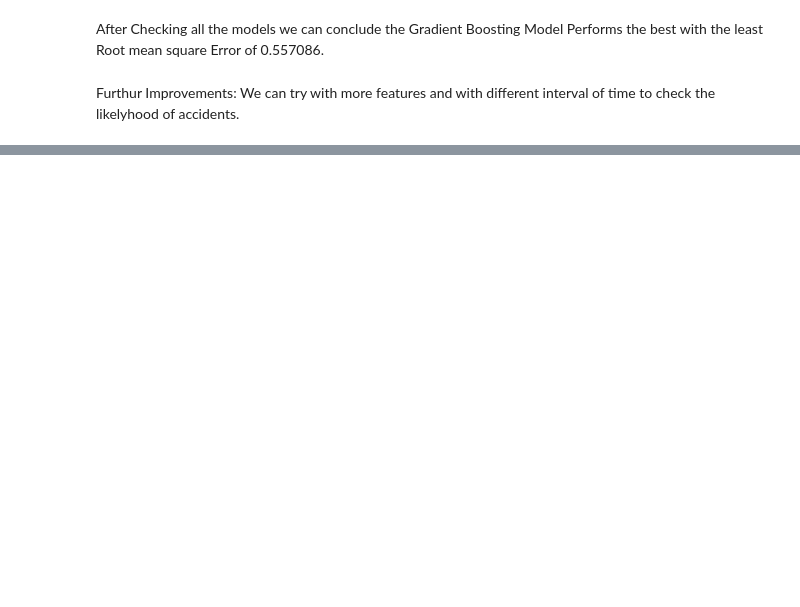
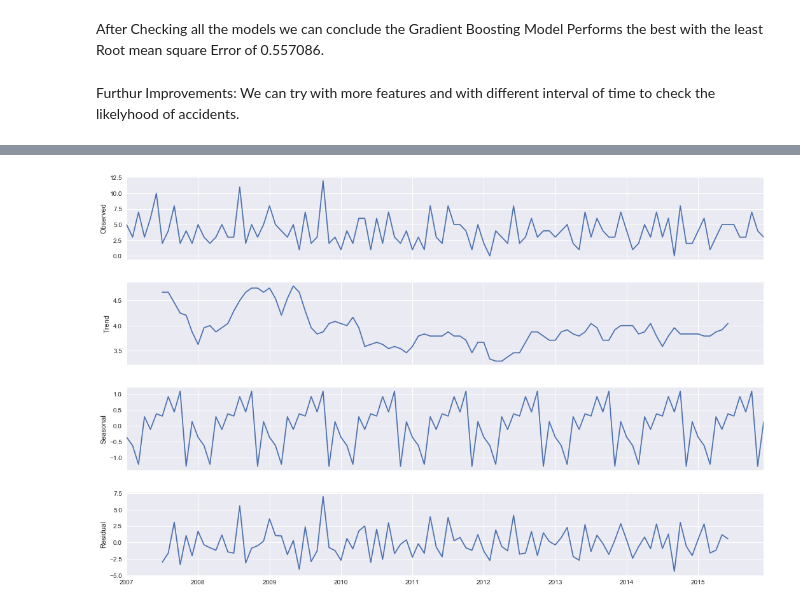
Before and after one commit to arkahome/Project_Accidents, a Jupyter notebook: Likelihood of Accident Notebook.ipynb, the cells around one changed output, grey strips where cells are left out. Cells and saved outputs as stored; diff of their text form; code cells hidden in the pictures; blank space fills up the shorter version.

```diff
--- a/Likelihood of Accident Notebook.ipynb
+++ b/Likelihood of Accident Notebook.ipynb
@@ -508,0 +503,13 @@ Furthur Improvements:
+# %%
+rng = pd.date_range('1/1/2007','31/12/2015',  freq='1M')
+df_day= pd.DataFrame(df['crashTime'].apply(lambda x:x.replace(microsecond=0,second=0,minute=0)).value_counts(),index=rng)
+
+df_day.columns=['Crash_no']
+# %%
+df_day['Crash_no']=df_day['Crash_no'].fillna(0)
+from statsmodels.tsa.seasonal import seasonal_decompose
+result = seasonal_decompose(df_day['Crash_no'])
+fig=result.plot()
+fig.set_size_inches(16,10)
+# %% [output]
+[figure, added]
```
Also changed, not shown: parts of 25 cells of this notebook.
